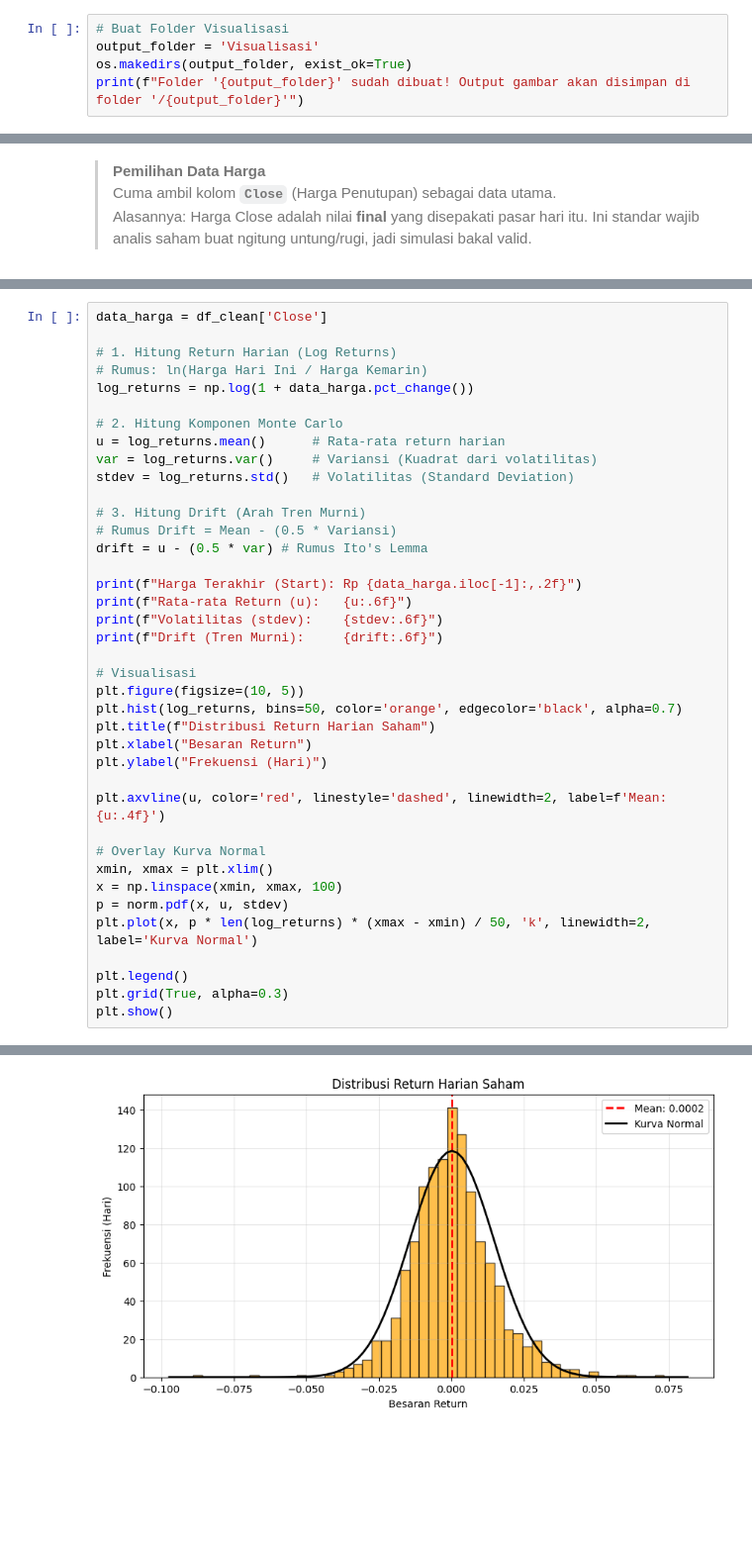
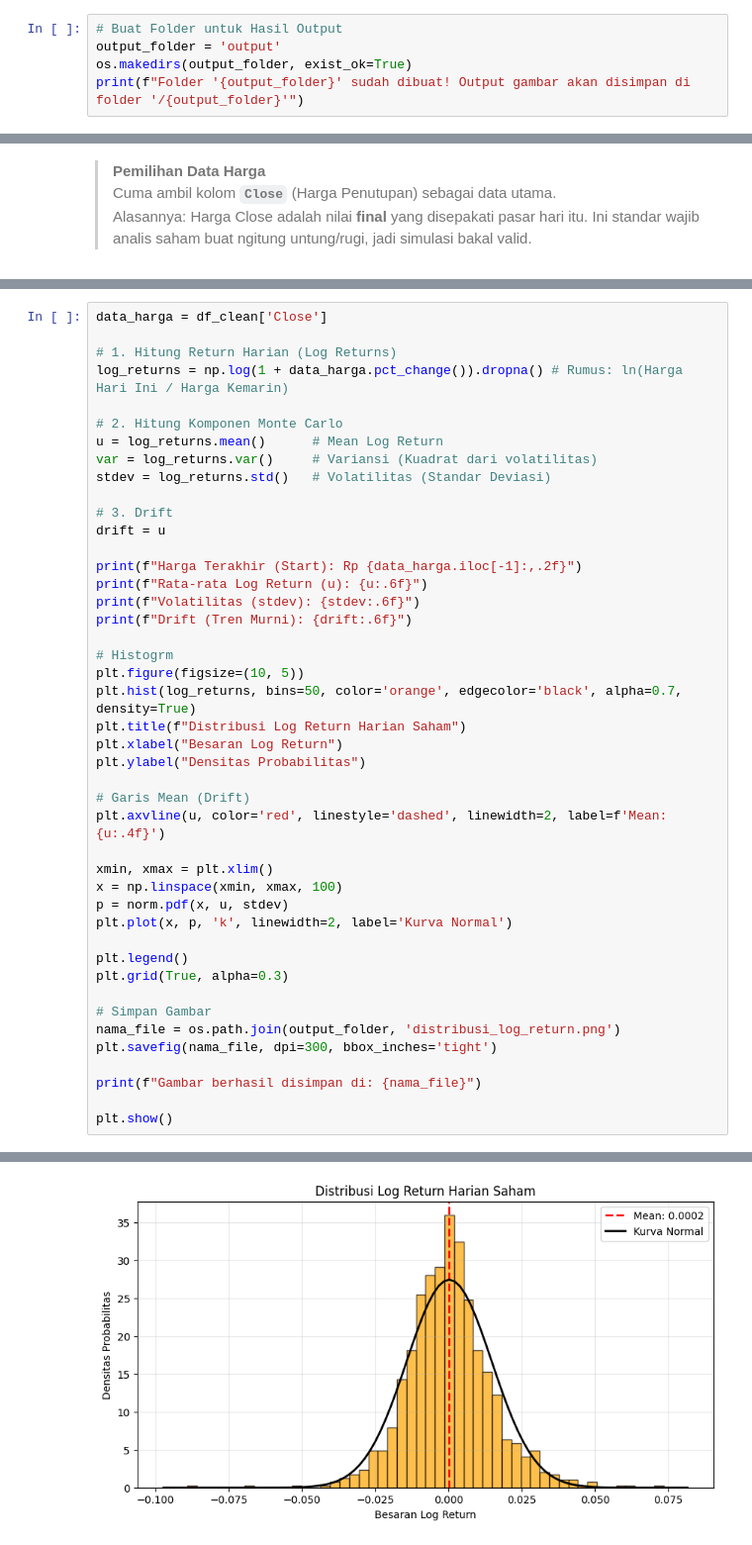
Before and after one commit to trishagarniss/L0224012_B_TrishaGarnisW_ResponsiUAS, a Jupyter notebook: SimulasiSaham.ipynb, the cells around one changed output, grey strips where cells are left out. Shown: that part at 99% size. Cells and saved outputs as stored; diff of their text form; blank space fills up the shorter version.

```diff
--- a/SimulasiSaham.ipynb
+++ b/SimulasiSaham.ipynb
@@ -15,8 +16,8 @@ Library berhasil diimpor!
 # %% [markdown]
 ### **Persiapan Folder**
 # %%
-# Buat Folder Visualisasi
-output_folder = 'Visualisasi'
+# Buat Folder untuk Hasil Output
+output_folder = 'output'
 os.makedirs(output_folder, exist_ok=True)
 print(f"Folder '{output_folder}' sudah dibuat! Output gambar akan disimpan di folder '/{output_folder}'")
 # %% [output]
@@ -189,40 +191,45 @@ Untuk membangun simulasi Monte Carlo berbasis *Geometric Brownian Motion* (GBM),
 data_harga = df_clean['Close']
 
 # 1. Hitung Return Harian (Log Returns)
-# Rumus: ln(Harga Hari Ini / Harga Kemarin)
-log_returns = np.log(1 + data_harga.pct_change())
+log_returns = np.log(1 + data_harga.pct_change()).dropna() # Rumus: ln(Harga Hari Ini / Harga Kemarin)
 
 # 2. Hitung Komponen Monte Carlo
-u = log_returns.mean()      # Rata-rata return harian
+u = log_returns.mean()      # Mean Log Return
 var = log_returns.var()     # Variansi (Kuadrat dari volatilitas)
-stdev = log_returns.std()   # Volatilitas (Standard Deviation)
+stdev = log_returns.std()   # Volatilitas (Standar Deviasi)
 
-# 3. Hitung Drift (Arah Tren Murni)
-# Rumus Drift = Mean - (0.5 * Variansi)
-drift = u - (0.5 * var) # Rumus Ito's Lemma
+# 3. Drift
+drift = u
 
 print(f"Harga Terakhir (Start): Rp {data_harga.iloc[-1]:,.2f}")
-print(f"Rata-rata Return (u):   {u:.6f}")
-print(f"Volatilitas (stdev):    {stdev:.6f}")
-print(f"Drift (Tren Murni):     {drift:.6f}")
+print(f"Rata-rata Log Return (u): {u:.6f}")
+print(f"Volatilitas (stdev): {stdev:.6f}")
+print(f"Drift (Tren Murni): {drift:.6f}")
 
-# Visualisasi
+# Histogrm
 plt.figure(figsize=(10, 5))
-plt.hist(log_returns, bins=50, color='orange', edgecolor='black', alpha=0.7)
-plt.title(f"Distribusi Return Harian Saham")
-plt.xlabel("Besaran Return")
-plt.ylabel("Frekuensi (Hari)")
+plt.hist(log_returns, bins=50, color='orange', edgecolor='black', alpha=0.7, density=True)
+plt.title(f"Distribusi Log Return Harian Saham")
+plt.xlabel("Besaran Log Return")
+plt.ylabel("Densitas Probabilitas")
 
+# Garis Mean (Drift)
 plt.axvline(u, color='red', linestyle='dashed', linewidth=2, label=f'Mean: {u:.4f}')
 
-# Overlay Kurva Normal
 xmin, xmax = plt.xlim()
 x = np.linspace(xmin, xmax, 100)
 p = norm.pdf(x, u, stdev)
-plt.plot(x, p * len(log_returns) * (xmax - xmin) / 50, 'k', linewidth=2, label='Kurva Normal')
+plt.plot(x, p, 'k', linewidth=2, label='Kurva Normal')
 
 plt.legend()
 plt.grid(True, alpha=0.3)
+
+# Simpan Gambar
+nama_file = os.path.join(output_folder, 'distribusi_log_return.png')
+plt.savefig(nama_file, dpi=300, bbox_inches='tight')
+
+print(f"Gambar berhasil disimpan di: {nama_file}")
+
 plt.show()
 # %% [output]
 Harga Terakhir (Start): Rp 8,000.00
@@ -232,2 +240,2 @@ Drift (Tren Murni):     0.000131
-[figure, old version]
+[figure, new version]
 # %% [markdown]
```
Also changed, not shown: parts of 16 cells of this notebook.
